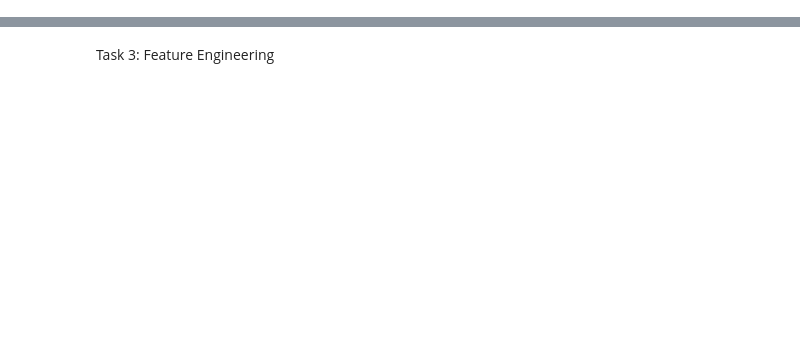
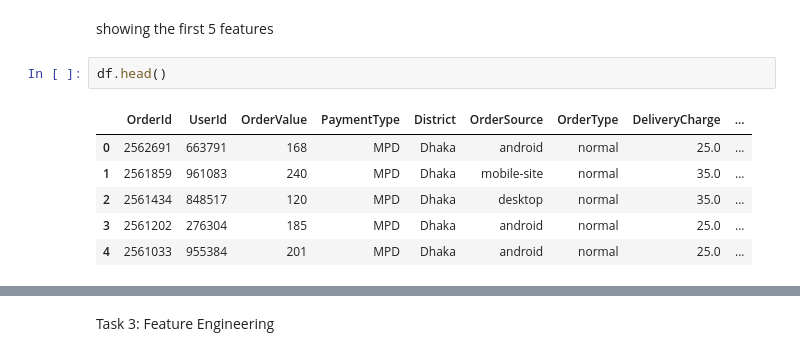
Before and after one commit to TasnimulIntazamAsif/ASIF_Final_xm_Edge_, a Jupyter notebook: ASIF_ML.ipynb.ipynb, the cells around one changed output, grey strips where cells are left out. Drawn from its saved outputs; the diff is of its cells as text; blank space fills up the shorter version.

```diff
--- a/ASIF_ML.ipynb.ipynb
+++ b/ASIF_ML.ipynb.ipynb
@@ -344,0 +38,11 @@ Name: proportion, dtype: float64
+# %% [markdown]
+showing the first 5 features
+# %%
+df.head()
+# %% [output]
+|  | OrderId | UserId | OrderValue | PaymentType | District | OrderSource | OrderType | DeliveryCharge | ... |
+| 0 | 2562691 | 663791 | 168 | MPD | Dhaka | android | normal | 25.0 | ... |
+| 1 | 2561859 | 961083 | 240 | MPD | Dhaka | mobile-site | normal | 35.0 | ... |
+| 2 | 2561434 | 848517 | 120 | MPD | Dhaka | desktop | normal | 35.0 | ... |
+| 3 | 2561202 | 276304 | 185 | MPD | Dhaka | android | normal | 25.0 | ... |
+| 4 | 2561033 | 955384 | 201 | MPD | Dhaka | android | normal | 25.0 | ... |
```
Also changed, not shown: parts of 57 cells of this notebook.
